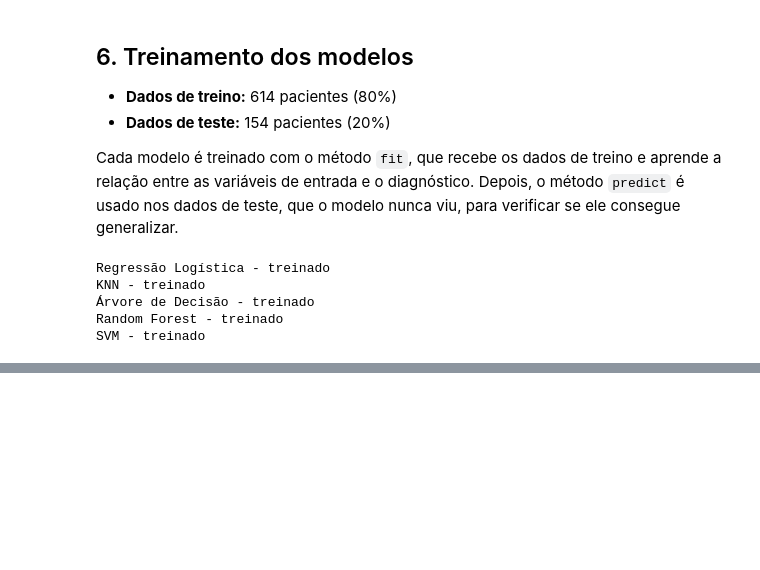
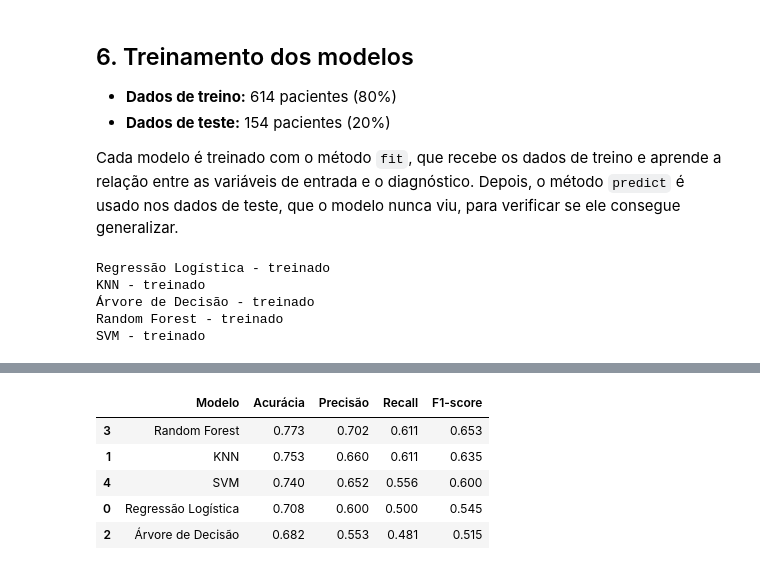
Before and after one commit to JlucasFaria/projeto-ml, a Jupyter notebook: notebooks/01_diabetes.ipynb, the cells around one changed output, grey strips where cells are left out. Saved outputs shown, nothing was run; the diff lists cells and outputs as text; code cells hidden in the pictures; blank space fills up the shorter version.

```diff
--- a/notebooks/01_diabetes.ipynb
+++ b/notebooks/01_diabetes.ipynb
@@ -277,0 +290,23 @@ SVM - treinado
+# %%
+from sklearn.metrics import accuracy_score, precision_score, recall_score, f1_score
+from sklearn.metrics import confusion_matrix, ConfusionMatrixDisplay, classification_report
+
+resultados = []
+for nome, y_prev in previsoes.items():
+    resultados.append({
+        'Modelo': nome,
+        'Acurácia': accuracy_score(y_teste, y_prev),
+        'Precisão': precision_score(y_teste, y_prev),
+        'Recall': recall_score(y_teste, y_prev),
+        'F1-score': f1_score(y_teste, y_prev)
+    })
+
+tabela = pd.DataFrame(resultados).sort_values('F1-score', ascending=False)
+tabela.round(3)
+# %% [output]
+|  | Modelo | Acurácia | Precisão | Recall | F1-score |
+| 3 | Random Forest | 0.773 | 0.702 | 0.611 | 0.653 |
+| 1 | KNN | 0.753 | 0.660 | 0.611 | 0.635 |
+| 4 | SVM | 0.740 | 0.652 | 0.556 | 0.600 |
+| 0 | Regressão Logística | 0.708 | 0.600 | 0.500 | 0.545 |
+| 2 | Árvore de Decisão | 0.682 | 0.553 | 0.481 | 0.515 |
```
Also changed, not shown: parts of 5 cells of this notebook.
